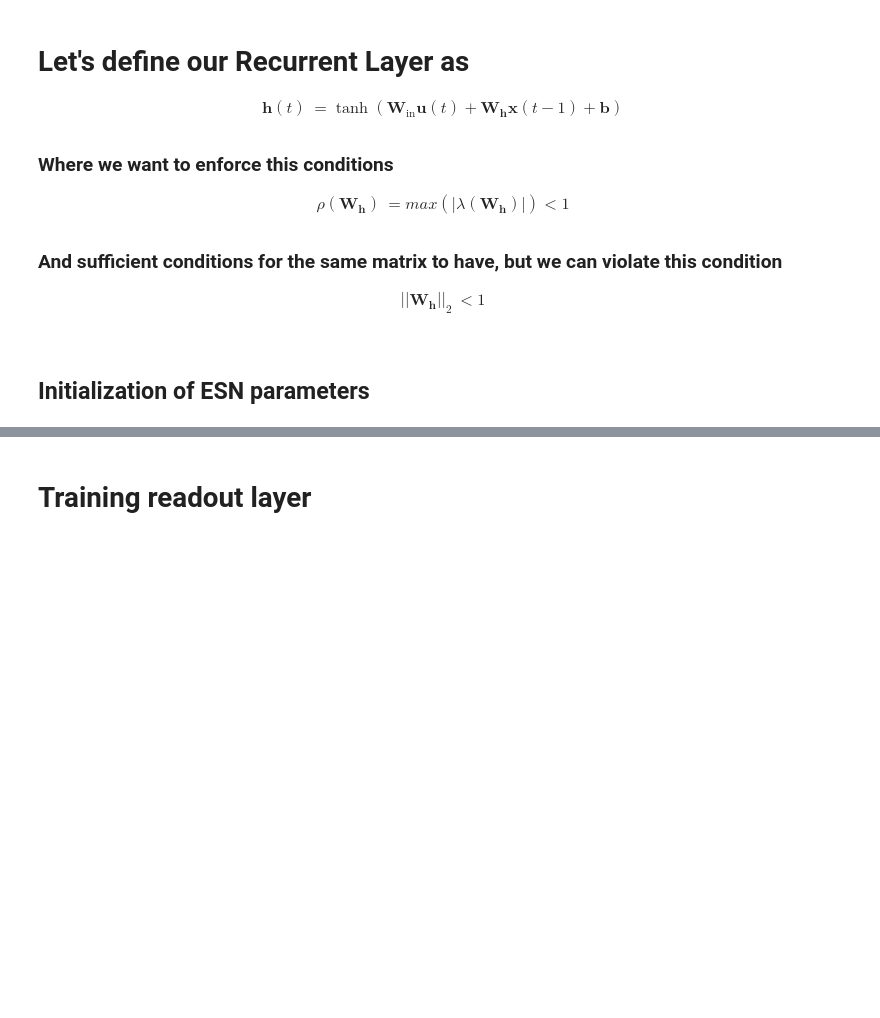
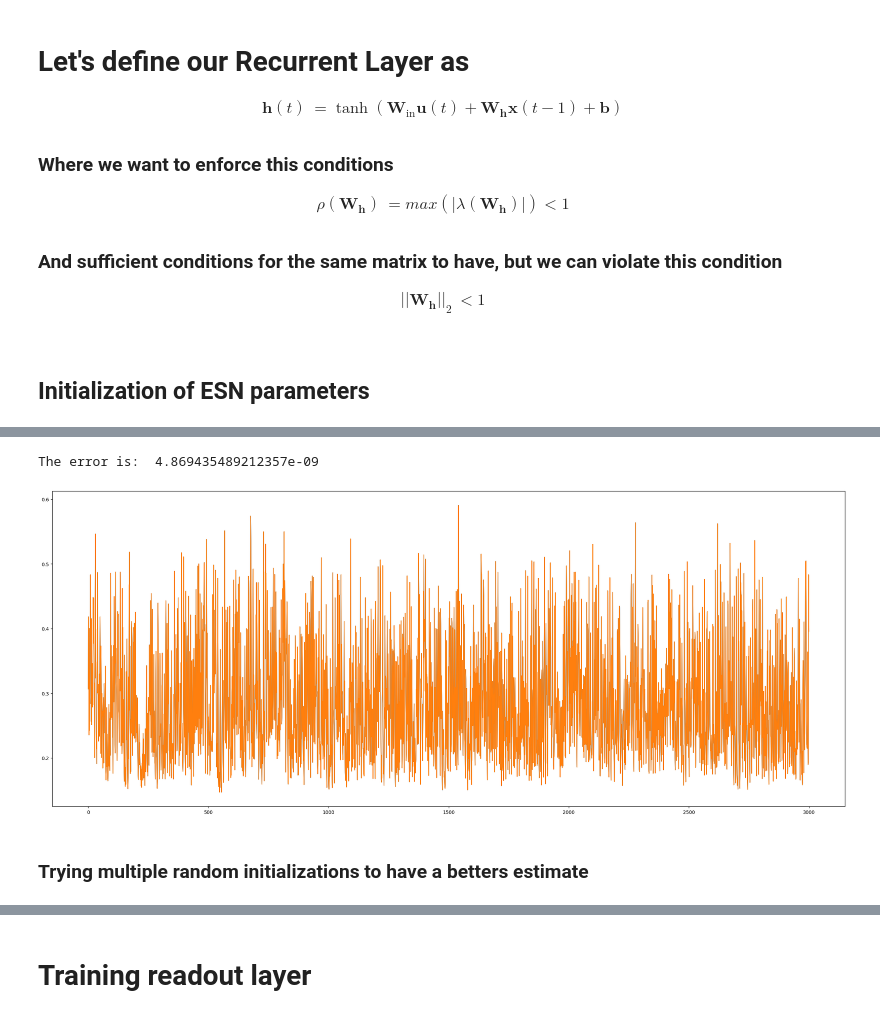
Before and after one commit to U-n-Own/UniversityNotes, a Jupyter notebook: Assignments/ComputationalNeuroscience/ThirdAssignment/EchoStateNetworks.ipynb, the cells around one changed output, grey strips where cells are left out. Cells and saved outputs as stored; diff of their text form; code cells hidden in the pictures; blank space fills up the shorter version.

```diff
--- a/Assignments/ComputationalNeuroscience/ThirdAssignment/EchoStateNetworks.ipynb
+++ b/Assignments/ComputationalNeuroscience/ThirdAssignment/EchoStateNetworks.ipynb
@@ -160,0 +161,33 @@ train_input.shape
+# %%
+temp_train_output = train_output.copy()
+# %%
+# Try the class written modularly
+from EchoStateNetwork import *
+
+# Restore the train output
+train_output = temp_train_output
+
+washout = 1000
+epochs = len(train_input)
+esn = EchoStateNetwork(N_h = 700, N_x = 1, omega_in = 1.1, rho_enforced = 0.9, washout = washout)
+
+
+# Train the model
+esn.fit(train_input, train_output, epochs = epochs)
+
+# Predict the output
+prediction = esn.predict()
+
+# Yeet target (train_output) using washout
+train_output = train_output[washout:epochs]
+
+error = esn.calculate_error(train_output, prediction)
+print('The error is: ', error)
+
+# Plot the prediction
+esn.plot_prediction(target=train_output, prediction=prediction)
+# %% [output]
+The error is:  4.869435489212357e-09
+[figure, added]
+# %% [markdown]
+### Trying multiple random initializations to have a betters estimate
```
Also changed, not shown: parts of 13 cells of this notebook, 1 other file.
